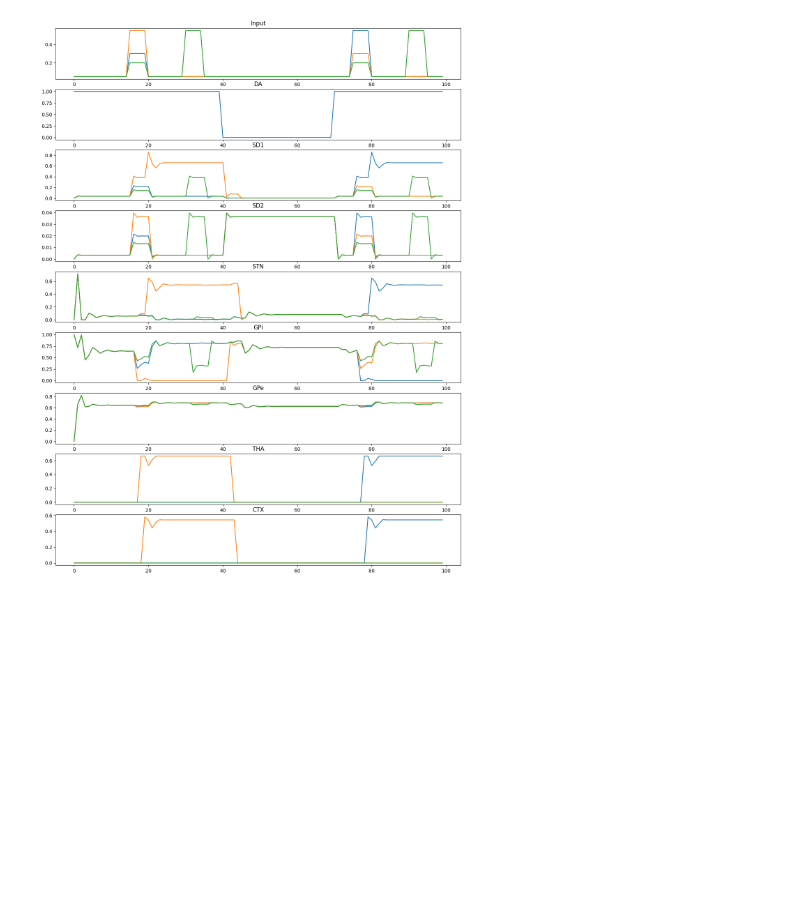
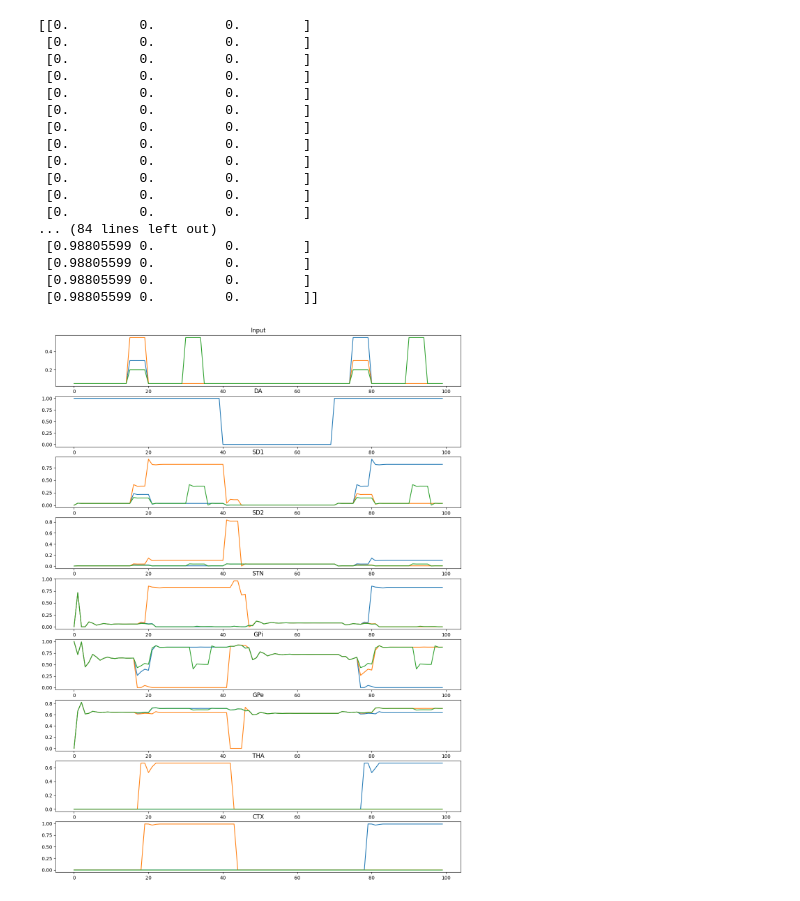
Before and after one commit to joncannon/Thesis, a Jupyter notebook: baldassarre_bg.ipynb, the cells around one changed output. Drawn from its saved outputs; the diff is of its cells as text; code cells hidden in the pictures; blank space fills up the shorter version.

```diff
--- a/baldassarre_bg.ipynb
+++ b/baldassarre_bg.ipynb
@@ -53,7 +53,7 @@ class b_ganglia:
 
 
     #uses euler integration to calculate the activation at each unit in the model of the basal ganglia
-    def step(self, i, da):
+    def step(self, i):
 
         #likely easier to just define the parameters inside this function...
 
@@ -65,8 +65,8 @@ class b_ganglia:
         #define the weight matrices
         w_inp_sd1 = np.array([[1,0,0],[0,1,0],[0,0,1]]) * 8
         w_inp_sd2 = np.array([[1,0,0],[0,1,0],[0,0,1]]) * 8
-        w_ctx_sd1 = np.array([[1,0,0],[0,1,0],[0,0,1]]) * 15
-        w_ctx_sd2 = np.array([[1,0,0],[0,1,0],[0,0,1]]) * 0
+        w_ctx_sd1 = np.array([[1,0,0],[0,1,0],[0,0,1]]) * 12
+        w_ctx_sd2 = np.array([[1,0,0],[0,1,0],[0,0,1]]) * 12
         w_ctx_stn = np.array([[1,0,0],[0,1,0],[0,0,1]]) * 12
         w_sd1_gpi = np.array([[1,0,0],[0,1,0],[0,0,1]]) * -25
         w_sd2_gpe = np.array([[1,0,0],[0,1,0],[0,0,1]]) * -15
@@ -75,7 +75,7 @@ class b_ganglia:
         w_gpe_stn = np.array([[1,0,0],[0,1,0],[0,0,1]]) * -13
         w_gpe_gpi = np.array([[1,0,0],[0,1,0],[0,0,1]]) * -4
         w_gpi_tha = np.array([[1,0,0],[0,1,0],[0,0,1]]) * -45
-        w_tha_ctx = np.array([[1,0,0],[0,1,0],[0,0,1]]) * 10
+        w_tha_ctx = np.array([[1,0,0],[0,1,0],[0,0,1]]) * 40
 
 
         #define the sensitivies to dopamine and normal response
@@ -140,7 +140,7 @@ class b_ganglia:
         self.da[40:70] = 0
 
         for i in range(steps):
-            self.step(i=self.c,da=1)
+            self.step(i=self.c)
 
 
 
@@ -165,32 +165,49 @@ class b_ganglia:
         axs[3].plot(self.a_sd2)
         axs[3].set_title('SD2')
 
         #STR
         axs[4].plot(self.a_stn)
         axs[4].set_title('STN')
 
         #GPi
         axs[5].plot(self.a_gpi)
         axs[5].set_title('GPi')
 
         #GPe
         axs[6].plot(self.a_gpe)
         axs[6].set_title('GPe')
 
         #Tha
         axs[7].plot(self.a_tha)
         axs[7].set_title('THA')
 
         #Tha
         axs[8].plot(self.a_ctx)
         axs[8].set_title('CTX')
         return None
 
 
 bg = b_ganglia(3,100)
 
 bg.run(99)
-#print(bg.a_sd1)
+print(bg.a_ctx)
 bg.display()
 # %% [output]
+[[0.         0.         0.        ]
+ [0.         0.         0.        ]
+ [0.         0.         0.        ]
+ [0.         0.         0.        ]
+ [0.         0.         0.        ]
+ [0.         0.         0.        ]
+ [0.         0.         0.        ]
+ [0.         0.         0.        ]
+ [0.         0.         0.        ]
+ [0.         0.         0.        ]
+ [0.         0.         0.        ]
+ [0.         0.         0.        ]
+... (84 lines left out)
+ [0.98805599 0.         0.        ]
+ [0.98805599 0.         0.        ]
+ [0.98805599 0.         0.        ]
+ [0.98805599 0.         0.        ]]
-[figure, old version]
+[figure, new version]
```
Also changed, not shown: 2 other files.
